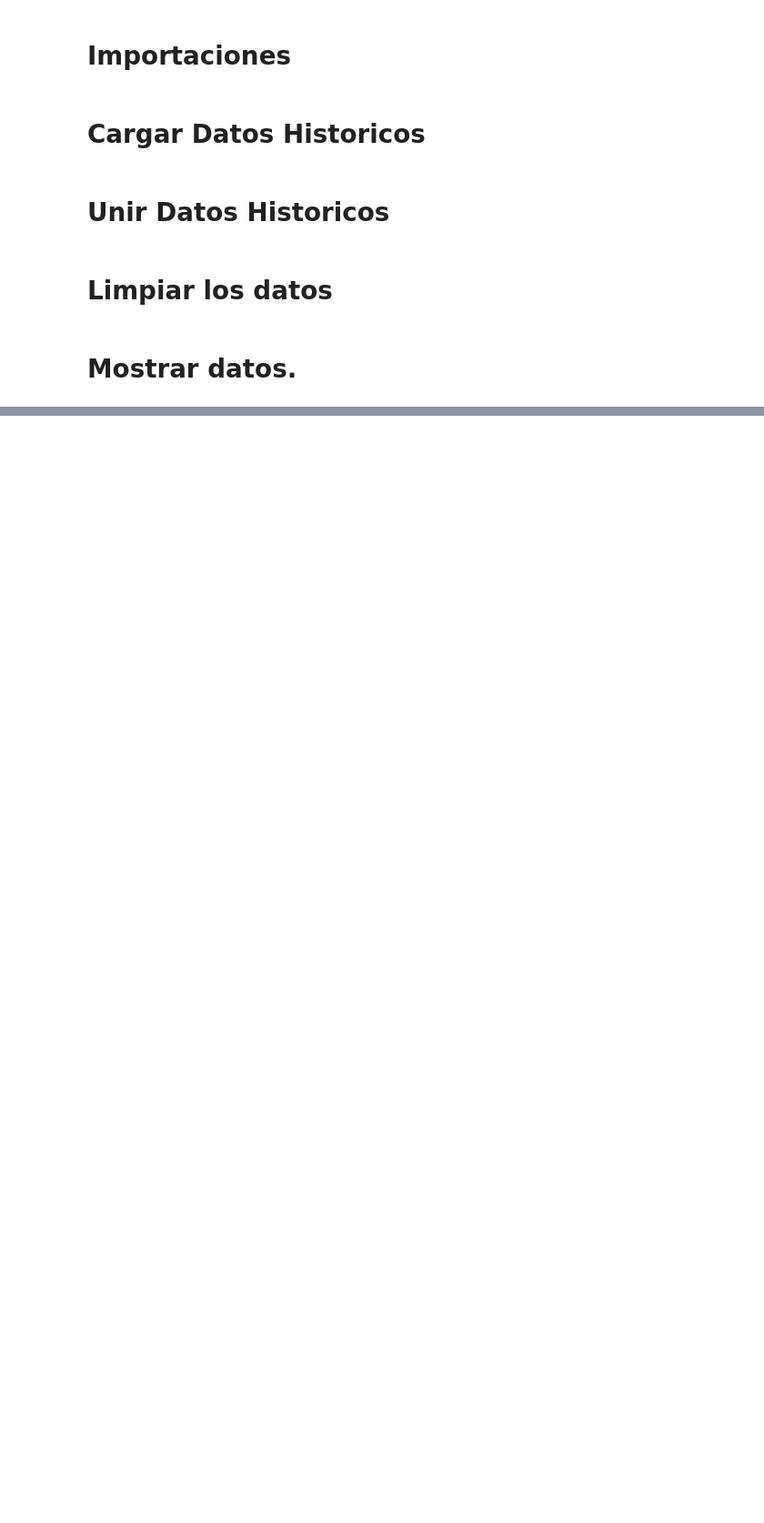
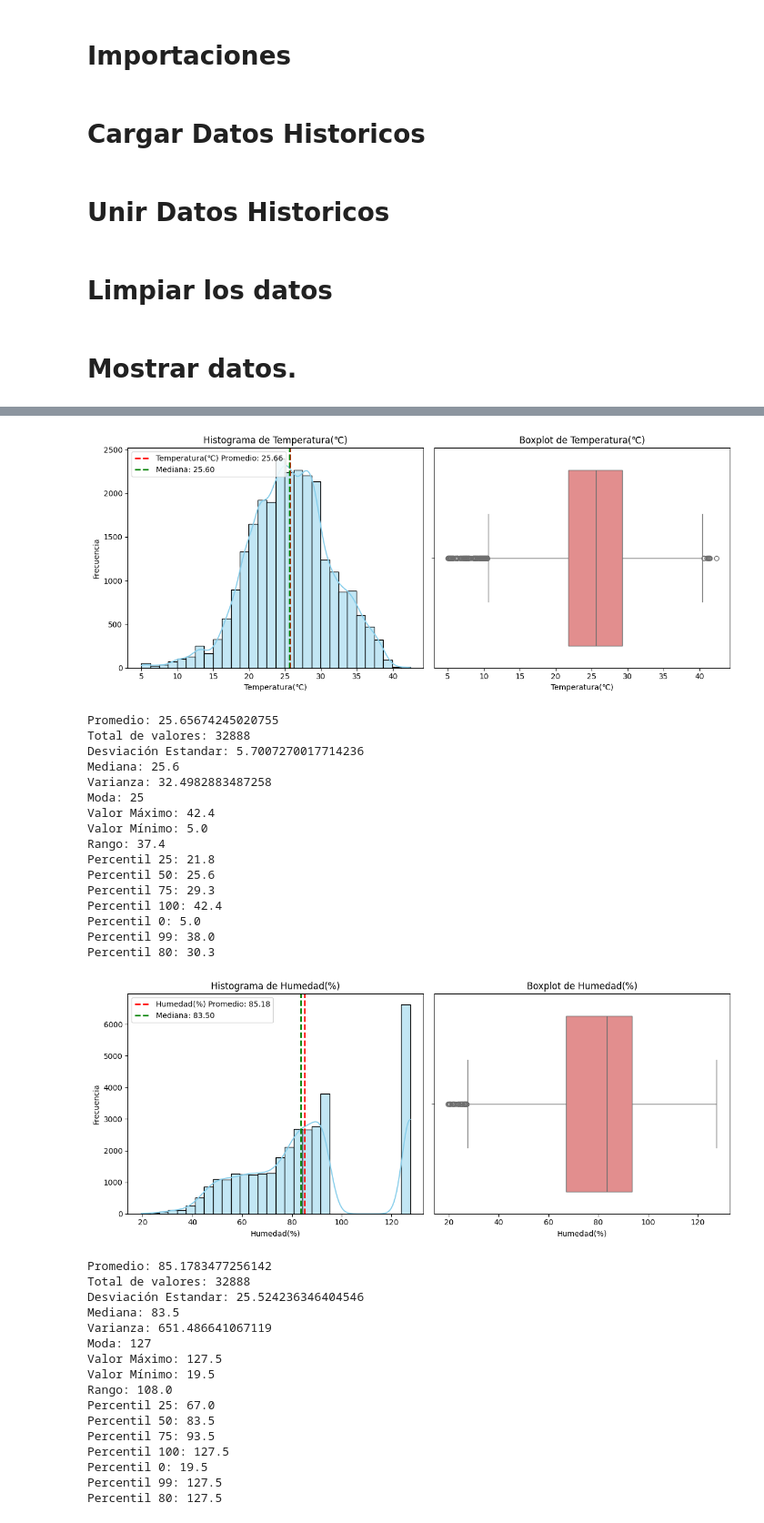
Before and after one commit to Goyomix325/Proyecto-Analisis-de-Datos, a Jupyter notebook: proyecto.ipynb, the cells around one changed output, grey strips where cells are left out. Shown at 91% size. Cells and saved outputs as stored; diff of their text form; code cells hidden in the pictures; blank space fills up the shorter version.

Commit message:
Histograma y Boxplot

```diff
--- a/proyecto.ipynb
+++ b/proyecto.ipynb
@@ -72,0 +114,38 @@ DF
+# %%
+for columna in DF.columns[2:]:
+    Generar_grafico(columna)
+# %% [output]
+[figure, added]
+Promedio: 25.65674245020755
+Total de valores: 32888
+Desviación Estandar: 5.7007270017714236
+Mediana: 25.6
+Varianza: 32.4982883487258
+Moda: 25
+Valor Máximo: 42.4
+Valor Mínimo: 5.0
+Rango: 37.4
+Percentil 25: 21.8
+Percentil 50: 25.6
+Percentil 75: 29.3
+Percentil 100: 42.4
+Percentil 0: 5.0
+Percentil 99: 38.0
+Percentil 80: 30.3
+[figure, added]
+Promedio: 85.1783477256142
+Total de valores: 32888
+Desviación Estandar: 25.524236346404546
+Mediana: 83.5
+Varianza: 651.486641067119
+Moda: 127
+Valor Máximo: 127.5
+Valor Mínimo: 19.5
+Rango: 108.0
+Percentil 25: 67.0
+Percentil 50: 83.5
+Percentil 75: 93.5
+Percentil 100: 127.5
+Percentil 0: 19.5
+Percentil 99: 127.5
+Percentil 80: 127.5
```
Also changed, not shown: parts of 9 cells of this notebook.
